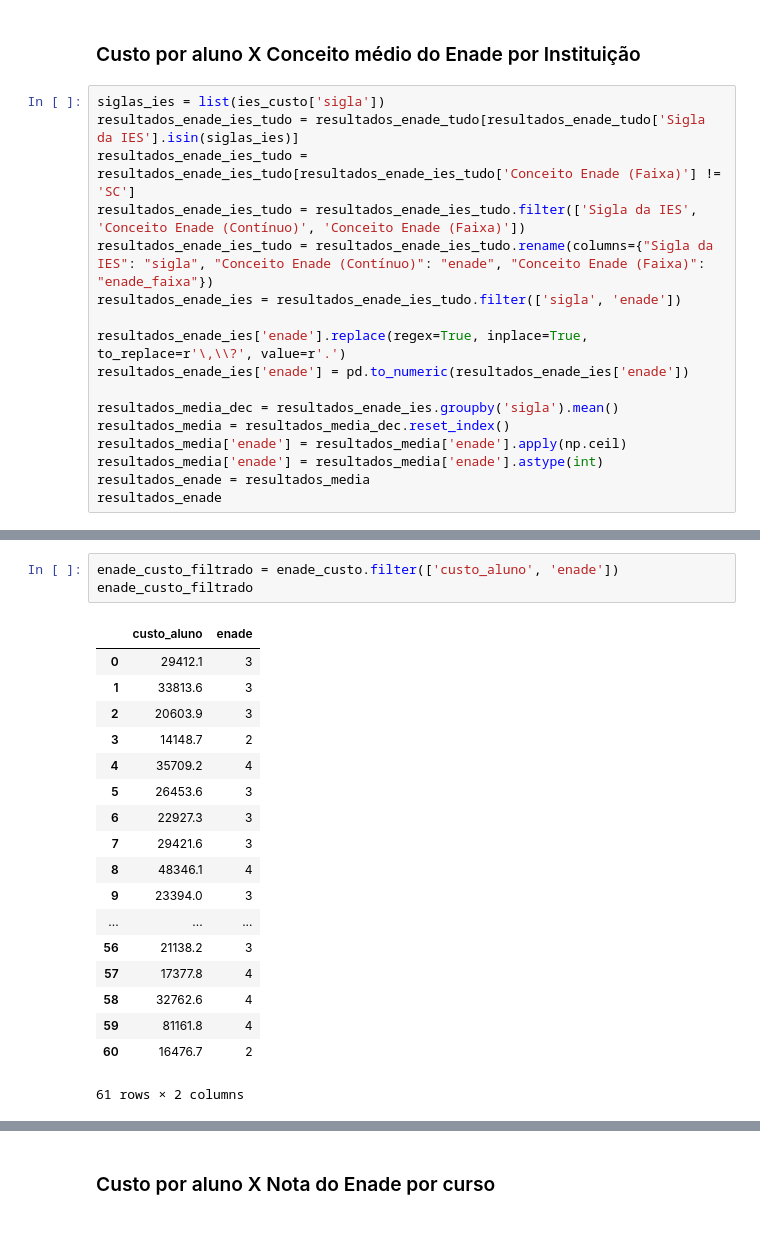
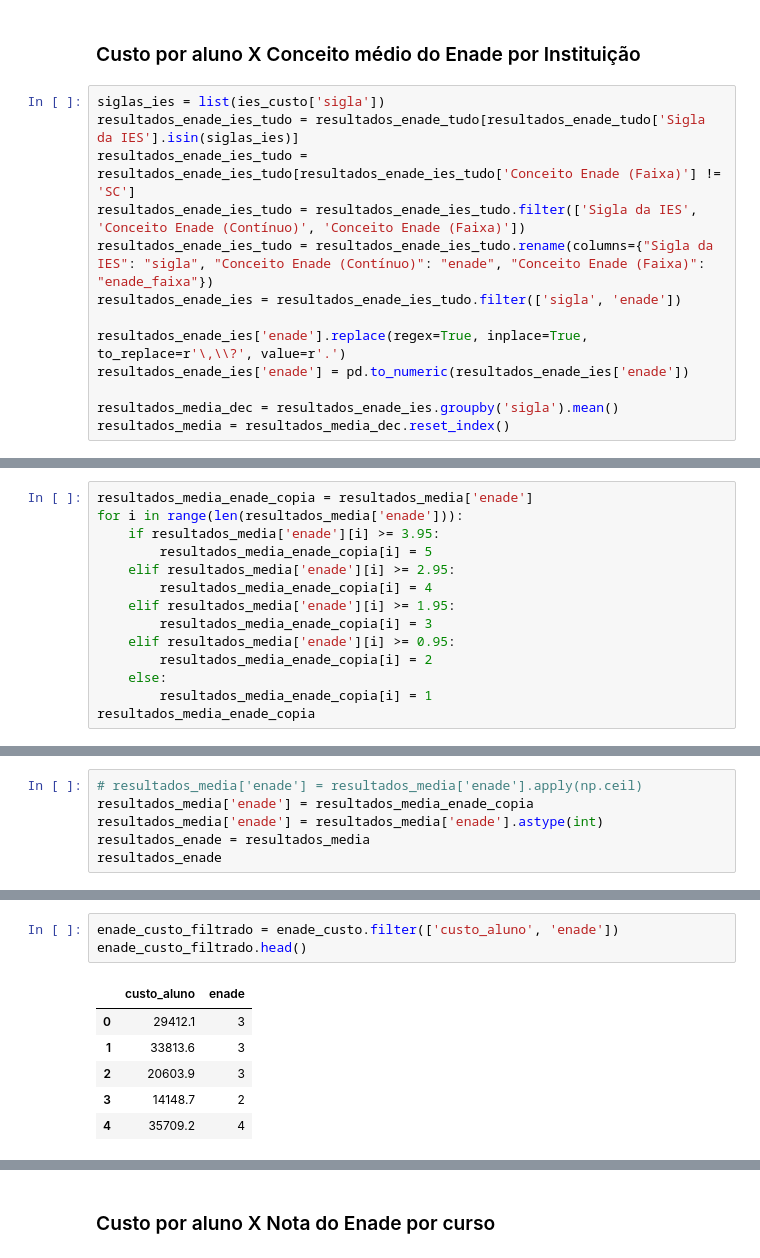
Before and after one commit to mateusqc/MC_2019.2, a Jupyter notebook: questao1.ipynb, the cells around one changed output, grey strips where cells are left out. Cells and saved outputs as stored; diff of their text form; blank space fills up the shorter version.

```diff
--- a/questao1.ipynb
+++ b/questao1.ipynb
@@ -82,7 +77,3 @@ resultados_enade_ies['enade'] = pd.to_numeric(resultados_enade_ies['enade'])
 
 resultados_media_dec = resultados_enade_ies.groupby('sigla').mean()
 resultados_media = resultados_media_dec.reset_index()
-resultados_media['enade'] = resultados_media['enade'].apply(np.ceil)
-resultados_media['enade'] = resultados_media['enade'].astype(int)
-resultados_enade = resultados_media
-resultados_enade
@@ -107,0 +80,14 @@ resultados_enade
+# %%
+resultados_media_enade_copia = resultados_media['enade']
+for i in range(len(resultados_media['enade'])):
+    if resultados_media['enade'][i] >= 3.95:
+        resultados_media_enade_copia[i] = 5
+    elif resultados_media['enade'][i] >= 2.95:
+        resultados_media_enade_copia[i] = 4
+    elif resultados_media['enade'][i] >= 1.95:
+        resultados_media_enade_copia[i] = 3
+    elif resultados_media['enade'][i] >= 0.95:
+        resultados_media_enade_copia[i] = 2
+    else:
+        resultados_media_enade_copia[i] = 1
+resultados_media_enade_copia
@@ -107,0 +107,6 @@ resultados_enade
+# %%
+# resultados_media['enade'] = resultados_media['enade'].apply(np.ceil)
+resultados_media['enade'] = resultados_media_enade_copia
+resultados_media['enade'] = resultados_media['enade'].astype(int)
+resultados_enade = resultados_media
+resultados_enade
@@ -129,26 +143,14 @@ enade_custo
 61 rows × 6 columns
 # %%
 enade_custo_filtrado = enade_custo.filter(['custo_aluno', 'enade'])
-enade_custo_filtrado
+enade_custo_filtrado.head()
 # %% [output]
 |  | custo_aluno | enade |
 | 0 | 29412.1 | 3 |
 | 1 | 33813.6 | 3 |
 | 2 | 20603.9 | 3 |
 | 3 | 14148.7 | 2 |
 | 4 | 35709.2 | 4 |
-| 5 | 26453.6 | 3 |
-| 6 | 22927.3 | 3 |
-| 7 | 29421.6 | 3 |
-| 8 | 48346.1 | 4 |
-| 9 | 23394.0 | 3 |
-| ... | ... | ... |
-| 56 | 21138.2 | 3 |
-| 57 | 17377.8 | 4 |
-| 58 | 32762.6 | 4 |
-| 59 | 81161.8 | 4 |
-| 60 | 16476.7 | 2 |
-61 rows × 2 columns
 # %%
 fig, gph = plt.subplots(figsize=(7,5))
 
```
Also changed, not shown: parts of 7 cells of this notebook, 41 other files.
